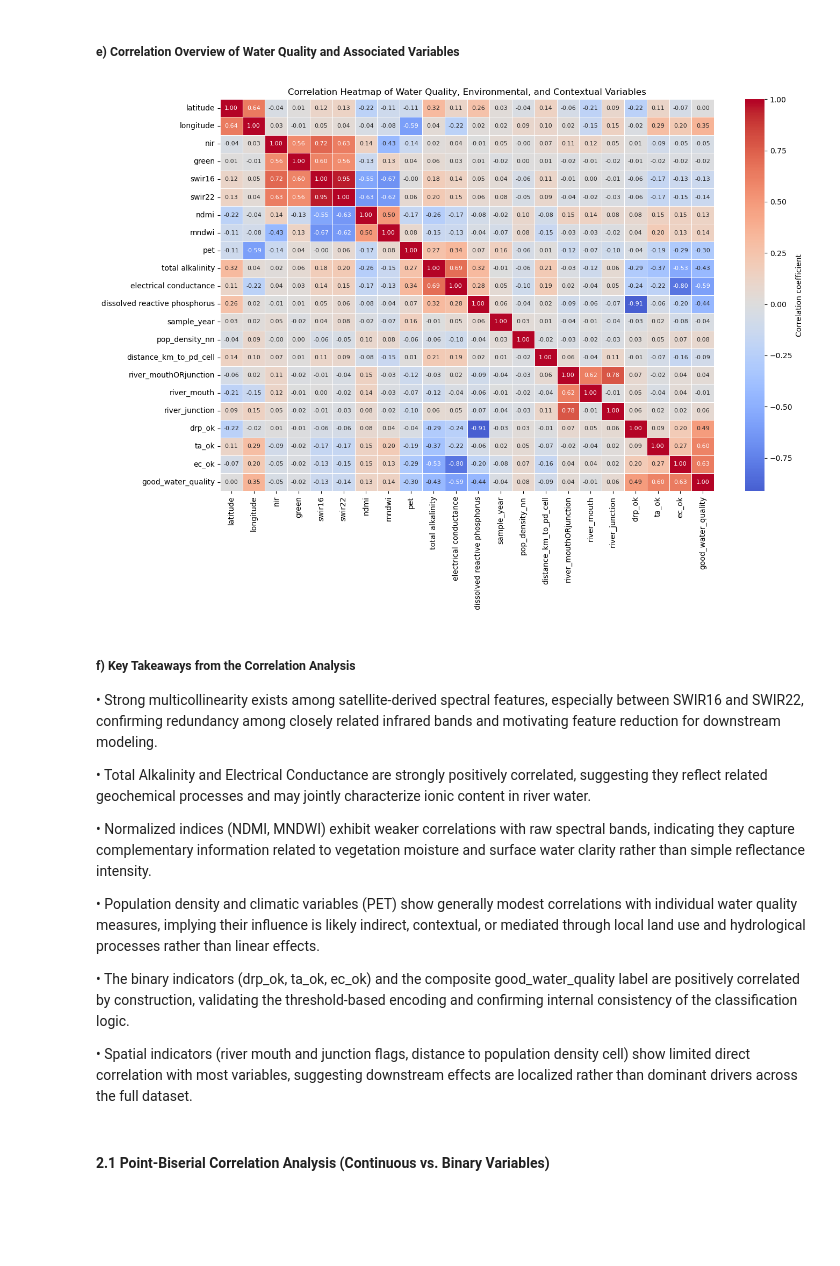
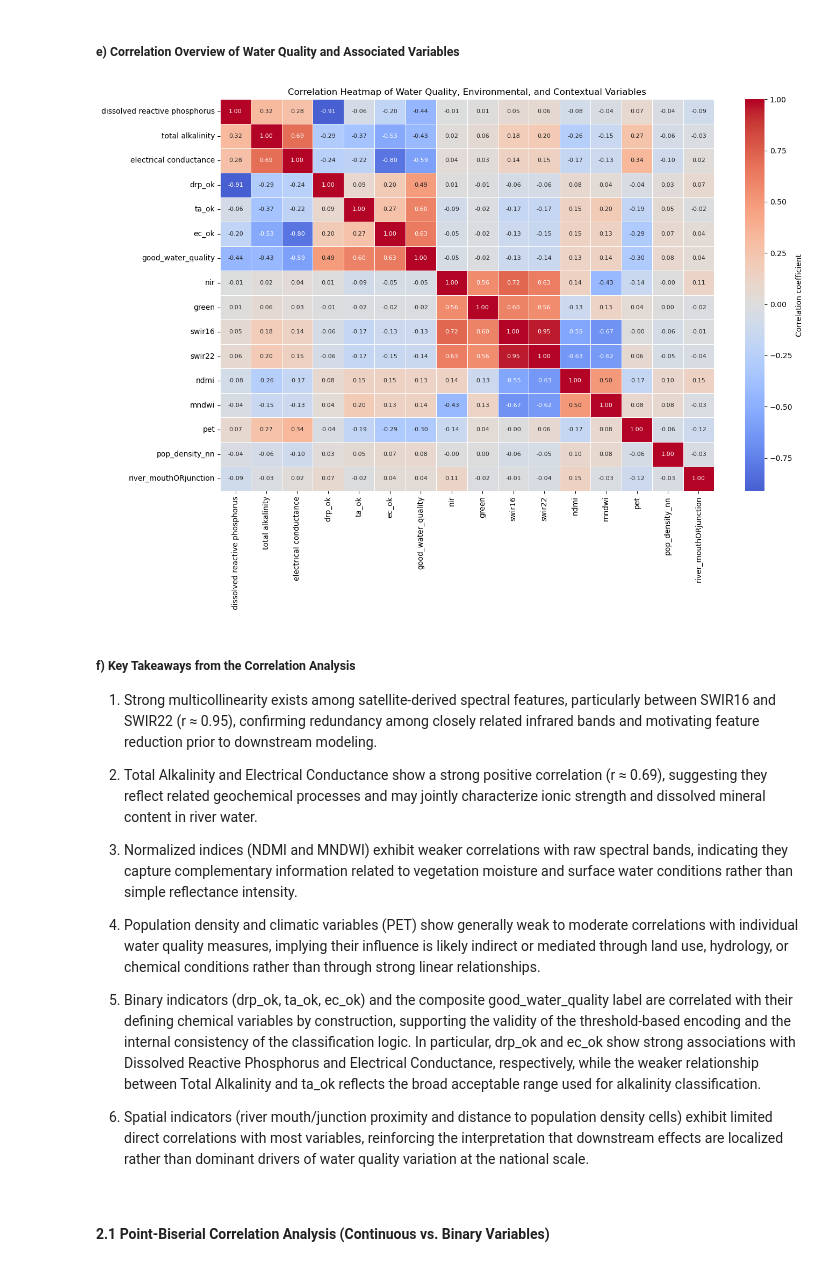
Before and after one commit to kylerod22/siads593-water-sustainability, a Jupyter notebook: 08-rjbest-sungmiki-kylerod-2026winter/src/Summary & Conclusion.ipynb, the cells around one changed output. Saved outputs shown, nothing was run; the diff lists cells and outputs as text; code cells hidden in the pictures; blank space fills up the shorter version.

```diff
--- a/08-rjbest-sungmiki-kylerod-2026winter/src/Summary & Conclusion.ipynb
+++ b/08-rjbest-sungmiki-kylerod-2026winter/src/Summary & Conclusion.ipynb
@@ -162,37 +162,50 @@ Observation: Most sampling locations meet the acceptable thresholds for individu
 # %% [markdown]
 ##### e) Correlation Overview of Water Quality and Associated Variables
 # %%
+cols = [
+    "dissolved reactive phosphorus",
+    "total alkalinity",
+    "electrical conductance",
+    "drp_ok", "ta_ok", "ec_ok", "good_water_quality",
+    "nir", "green", "swir16", "swir22",
+    "ndmi", "mndwi",
+    "pet",
+    "pop_density_nn",
+    "river_mouthORjunction"
+]
+corr_matrix = water_quality_labeled_df[cols].corr()
+
 plt.figure(figsize=(14, 10))
 sns.heatmap(
     corr_matrix,
     cmap="coolwarm",
     center=0,
     linewidths=0.5,
     annot=True,          # <-- show numbers
     fmt=".2f",           # <-- 2 decimal places
     annot_kws={"size": 8},
     cbar_kws={"label": "Correlation coefficient"}
 )
 
 plt.title("Correlation Heatmap of Water Quality, Environmental, and Contextual Variables")
 plt.tight_layout()
 plt.show()
 # %% [output]
-[figure, old version]
+[figure, new version]
 # %% [markdown]
 ##### f) Key Takeaways from the Correlation Analysis
 
-•	Strong multicollinearity exists among satellite-derived spectral features, especially between SWIR16 and SWIR22, confirming redundancy among closely related infrared bands and motivating feature reduction for downstream modeling.
+1) Strong multicollinearity exists among satellite-derived spectral features, particularly between SWIR16 and SWIR22 (r ≈ 0.95), confirming redundancy among closely related infrared bands and motivating feature reduction prior to downstream modeling.
 
-•	Total Alkalinity and Electrical Conductance are strongly positively correlated, suggesting they reflect related geochemical processes and may jointly characterize ionic content in river water.
+2) Total Alkalinity and Electrical Conductance show a strong positive correlation (r ≈ 0.69), suggesting they reflect related geochemical processes and may jointly characterize ionic strength and dissolved mineral content in river water.
 
-•	Normalized indices (NDMI, MNDWI) exhibit weaker correlations with raw spectral bands, indicating they capture complementary information related to vegetation moisture and surface water clarity rather than simple reflectance intensity.
+3) Normalized indices (NDMI and MNDWI) exhibit weaker correlations with raw spectral bands, indicating they capture complementary information related to vegetation moisture and surface water conditions rather than simple reflectance intensity.
 
-•	Population density and climatic variables (PET) show generally modest correlations with individual water quality measures, implying their influence is likely indirect, contextual, or mediated through local land use and hydrological processes rather than linear effects.
+4)	Population density and climatic variables (PET) show generally weak to moderate correlations with individual water quality measures, implying their influence is likely indirect or mediated through land use, hydrology, or chemical conditions rather than through strong linear relationships.
 
-•	The binary indicators (drp_ok, ta_ok, ec_ok) and the composite good_water_quality label are positively correlated by construction, validating the threshold-based encoding and confirming internal consistency of the classification logic.
+5)	Binary indicators (drp_ok, ta_ok, ec_ok) and the composite good_water_quality label are correlated with their defining chemical variables by construction, supporting the validity of the threshold-based encoding and the internal consistency of the classification logic. In particular, drp_ok and ec_ok show strong associations with Dissolved Reactive Phosphorus and Electrical Conductance, respectively, while the weaker relationship between Total Alkalinity and ta_ok reflects the broad acceptable range used for alkalinity classification.
 
-•	Spatial indicators (river mouth and junction flags, distance to population density cell) show limited direct correlation with most variables, suggesting downstream effects are localized rather than dominant drivers across the full dataset.
+6) Spatial indicators (river mouth/junction proximity and distance to population density cells) exhibit limited direct correlations with most variables, reinforcing the interpretation that downstream effects are localized rather than dominant drivers of water quality variation at the national scale.
 # %% [markdown]
 #### 2.1 Point-Biserial Correlation Analysis (Continuous vs. Binary Variables)
 # %% [markdown]
```
Also changed, not shown: parts of 4 cells of this notebook.
